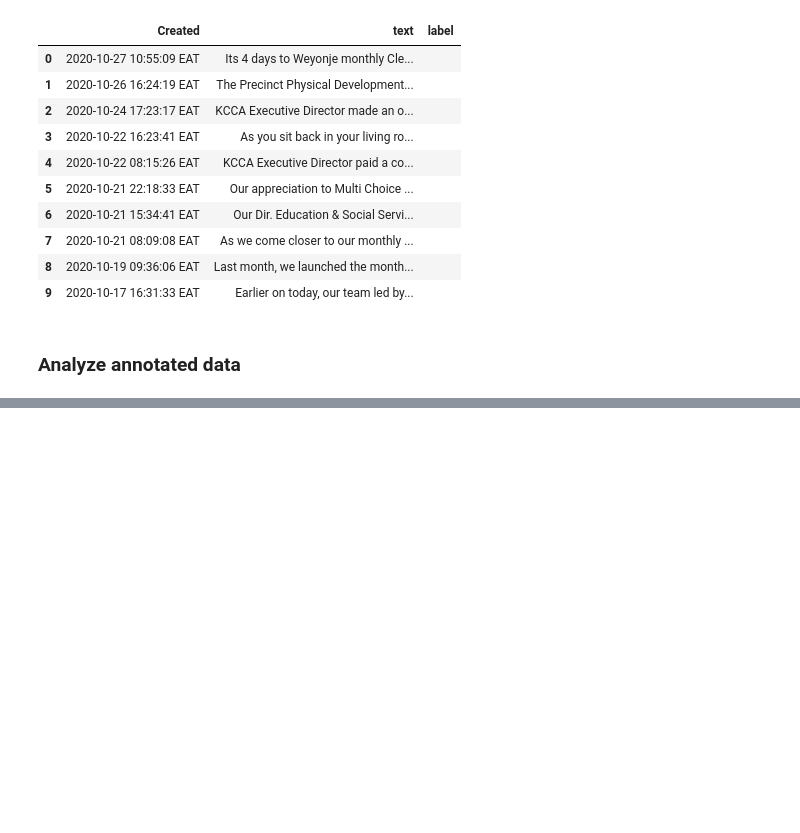
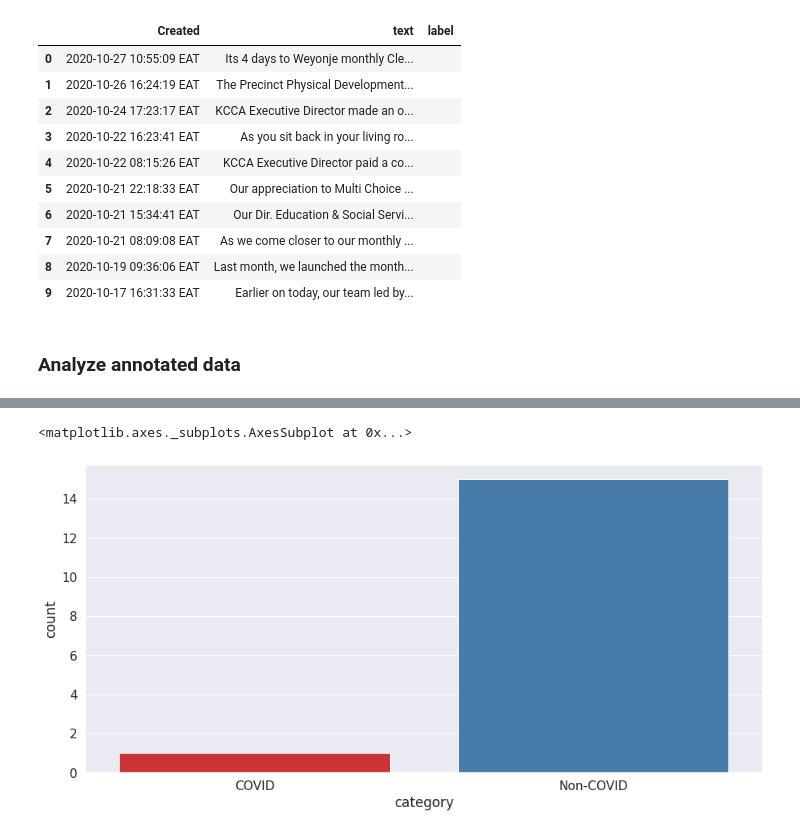
Before and after one commit to SunbirdAI/covid19-uganda-facebook-data-analysis, a Jupyter notebook: notebooks/KCCA_Posts_Oct-12-27.ipynb, the cells around one changed output, grey strips where cells are left out. Saved outputs shown, nothing was run; the diff lists cells and outputs as text; code cells hidden in the pictures; blank space fills up the shorter version.

Commit message:
Analyze annotated posts for updated KCCA analysis

```diff
--- a/notebooks/KCCA_Posts_Oct-12-27.ipynb
+++ b/notebooks/KCCA_Posts_Oct-12-27.ipynb
@@ -9,9 +9,8 @@ import matplotlib.pyplot as plt
 import matplotlib.gridspec as gridspec
 import datetime as dt
 # %%
-plt.rcParams["figure.figsize"] = (20,10)
+plt.rcParams["figure.figsize"] = (15,7)
 sns.set_style('darkgrid')
-sns.set(font_scale=1.4)
 # %%
 pd.set_option("display.max.columns", None)
 # %% [markdown]
@@ -63,3 +62,6 @@ posts2.head(10)
 posts2.to_csv('../data/KCCA-Oct-12-27-posts-for-annotation.csv')
 # %% [markdown]
 ### Analyze annotated data
+# %%
+annotated_posts = pd.read_csv('../data/KCCA-Oct-12-27-posts-annotated.csv')
+annotated_posts.head()
@@ -65,0 +75,5 @@ posts2.to_csv('../data/KCCA-Oct-12-27-posts-for-annotation.csv')
+# %%
+annotated_posts['category'] = annotated_posts['label'].astype('category')
+# %%
+annotated_posts['category'].cat.categories = ['COVID', 'Non-COVID']
+annotated_posts.head(10)
@@ -65,0 +92,5 @@ posts2.to_csv('../data/KCCA-Oct-12-27-posts-for-annotation.csv')
+# %%
+sns.countplot(x='category', data=annotated_posts, palette='Set1')
+# %% [output]
+<matplotlib.axes._subplots.AxesSubplot at 0x...>
+[figure, added]
```
Also changed, not shown: parts of 2 cells of this notebook, 1 other file.
